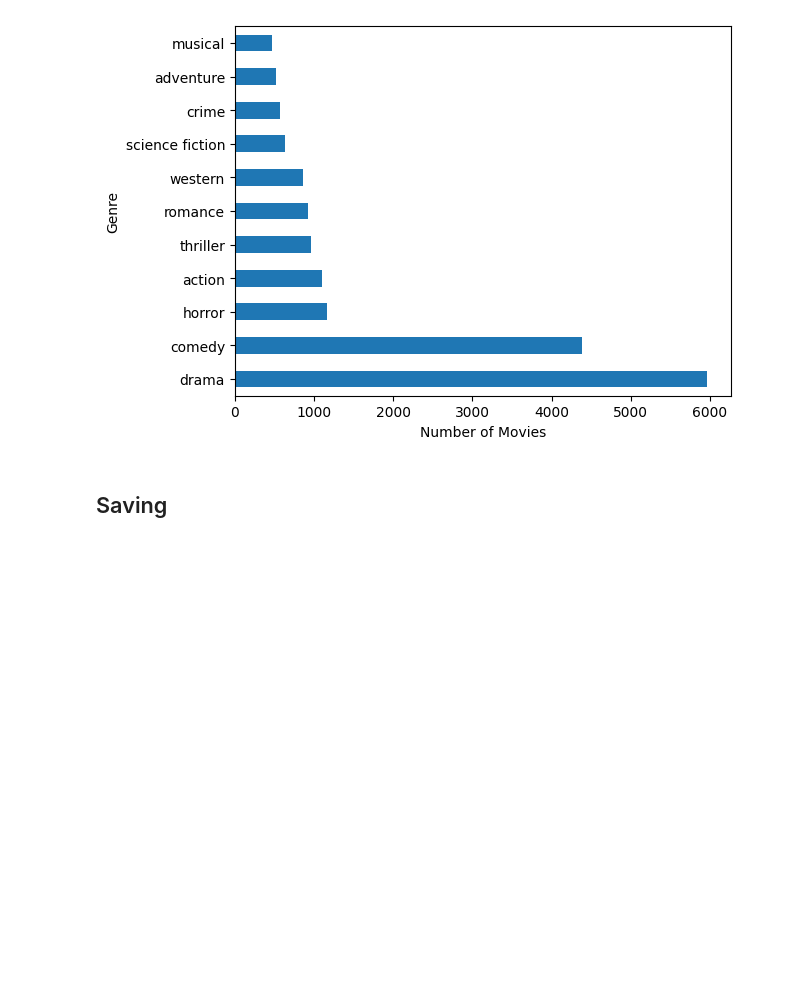
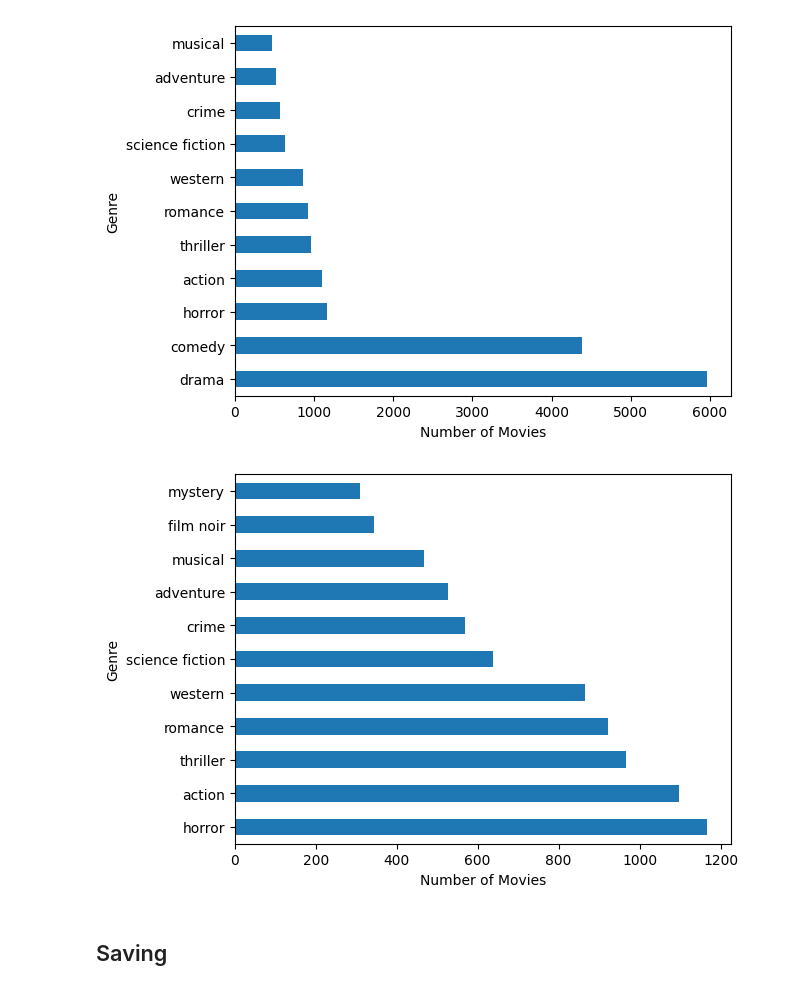
Before and after one commit to Prashant-Tiwari26/Using-movie-plot-for-genre-classification-, a Jupyter notebook: data_cleaning.ipynb, the cells around one changed output. Cells and saved outputs as stored; diff of their text form; code cells hidden in the pictures; blank space fills up the shorter version.

```diff
--- a/data_cleaning.ipynb
+++ b/data_cleaning.ipynb
@@ -57,16 +57,24 @@ genre_classes = ['drama', 'comedy', 'horror', 'action', 'thriller', 'romance', '
 len(genre_classes)
 # %% [output]
 11
+# %%
+genre_classes_2 = ['horror', 'action', 'thriller', 'romance', 'western', 'crime', 'adventure', 'musical', 'science fiction', 'film noir', 'mystery']
 # %%
 copy_data = data.copy()
 
 copy_data.Genre.replace('sci-fi', 'science fiction', inplace=True)
+
+copy_data_2 = copy_data.copy()
 # %% [markdown]
 ## Removing unwanted classes
 # %%
 for genre in copy_data.Genre.unique():
     if genre not in genre_classes:
         copy_data.drop(copy_data[copy_data['Genre']==genre].index, inplace=True)
+# %%
+for genre in copy_data_2.Genre.unique():
+    if genre not in genre_classes_2:
+        copy_data_2.drop(copy_data_2[copy_data_2['Genre']==genre].index, inplace=True)
 # %% [markdown]
 # New Dataset
 # %% [markdown]
@@ -90,6 +108,13 @@ plt.xlabel("Number of Movies")
 plt.show()
 # %% [output]
 [figure]
+# %%
+copy_data_2.Genre.value_counts().plot(kind='barh')
+plt.ylabel("Genre")
+plt.xlabel("Number of Movies")
+plt.show()
+# %% [output]
+[figure, added]
 # %% [markdown]
 ## Saving
 # %%
```
Also changed, not shown: parts of 3 cells of this notebook, 19 other files.
